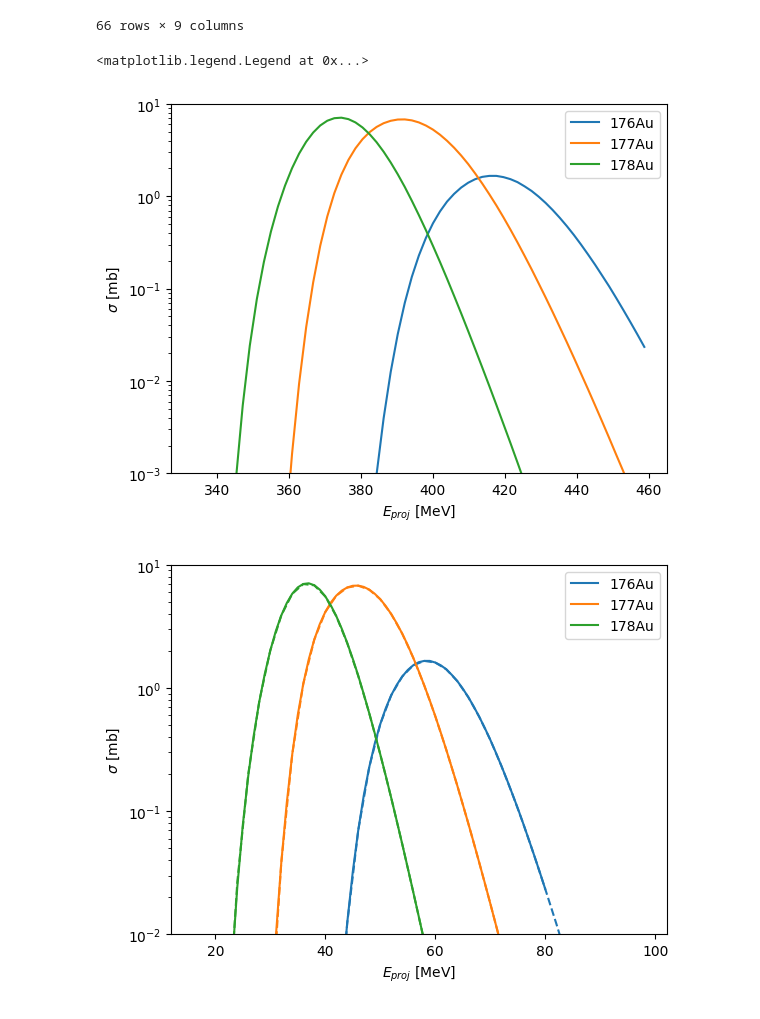
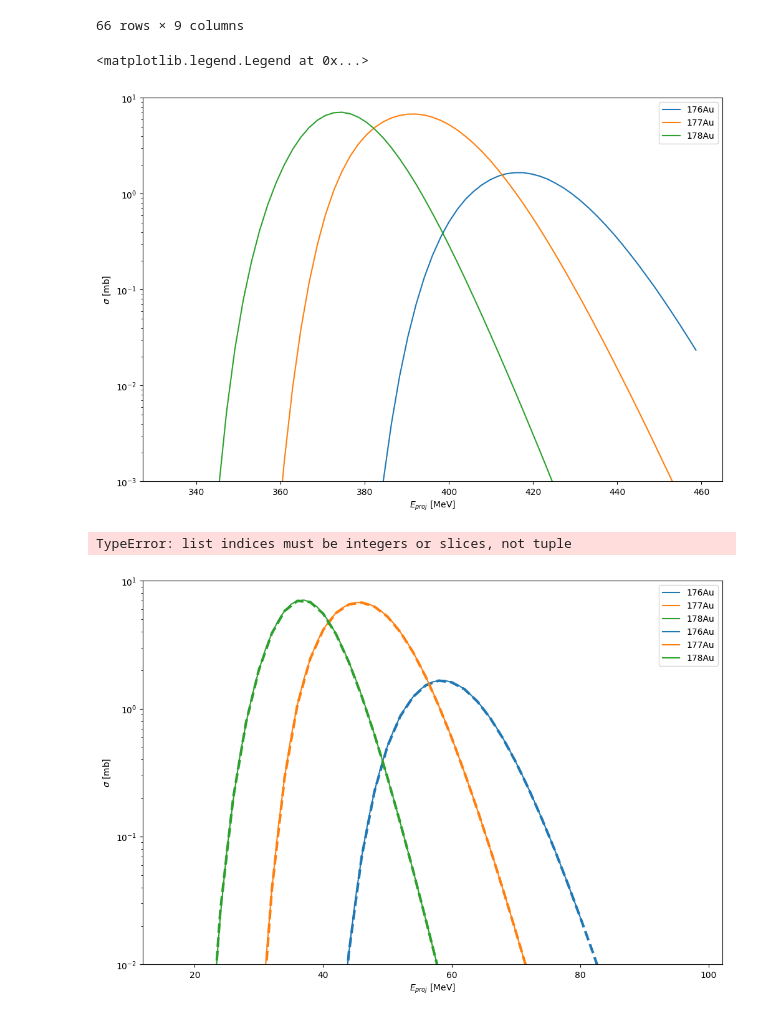
Before and after one commit to JozefMist/hivapJ, a Jupyter notebook: MyHivap/results/180hg/180hg.ipynb, the cells around one changed output. Cells and saved outputs as stored; diff of their text form; code cells hidden in the pictures.

```diff
--- a/MyHivap/results/180hg/180hg.ipynb
+++ b/MyHivap/results/180hg/180hg.ipynb
@@ -87,23 +87,24 @@ df_pxn0
 dfm10 = df_pxn10.melt(id_vars=['E_lab', 'E*/MeV'], var_name='isotope', value_name='CS')
 dfm0 = df_pxn0.melt(id_vars=['E_lab', 'E*/MeV'], var_name='isotope', value_name='CS')
 # %%
+plt.figure(figsize=(12,8))
 ax1 = sns.lineplot(x='E_lab', y='CS', hue='isotope', data=dfm10[dfm10['isotope'].isin(list(df_pxn10.columns[5:-1]))])
 plt.semilogy()
 plt.ylim(1e-3, 1e1)
 # plt.xlim(right=50)
 plt.ylabel('$\sigma$ [mb]')
 plt.xlabel('$E_{proj}$ [MeV]')
 plt.legend(loc='upper right')
 # plt.xticks(np.arange(330,465, step=10))
 
 # ax2 = ax1.twiny()
 # ax2.set_xticks(list(df_pxn10['E*/MeV']))
 
 
 # fig2 = sns.lineplot(x='E*/MeV', y='CS', hue='isotope', data=dfm0, linestyle='--', legend=None)
 # %% [output]
 <matplotlib.legend.Legend at 0x...>
-[figure, old version]
+[figure, new version]
 # %%
 stano10 = open('data/88Sr_92Mo_180Hg_pxn_IFUS11_Stano.dat', 'r')
 stano0 = open('data/88Sr_92Mo_180Hg_pxn_IFUS0_Stano.dat', 'r')
@@ -113,6 +114,7 @@ df_stano10 = pd.read_csv(stano10, sep='\t')
 # %%
 dfm_stano10 = df_stano10.melt(id_vars=['E_lab', 'E*/MeV'], var_name='isotope', value_name='CS')
 # %%
+plt.figure(figsize=(12,8))
 ax1 = sns.lineplot(x='E*/MeV', y='CS', hue='isotope', data=dfm10[dfm10['isotope'].isin(list(df_pxn10.columns[5:-1]))])
 plt.semilogy()
 plt.ylim(1e-2, 1e1)
@@ -121,8 +123,9 @@ plt.ylabel('$\sigma$ [mb]')
 plt.xlabel('$E_{proj}$ [MeV]')
 plt.legend(loc='upper right')
 
-ax2 = sns.lineplot(x='E*/MeV', y='CS', hue='isotope', data=dfm_stano10[dfm_stano10['isotope'].isin(list(df_pxn10.columns[5:-1]))], legend=None, linestyle='dashed')
+ax2 = sns.lineplot(x='E*/MeV', y='CS', hue='isotope', data=dfm_stano10[dfm_stano10['isotope'].isin(list(df_pxn10.columns[5:-1]))], linestyle='dashed', linewidth=3)
 # %% [output]
+TypeError: list indices must be integers or slices, not tuple
-[figure, old version]
+[figure, new version]
 # %%
 dfm_stano10
```
Also changed, not shown: parts of 1 cell of this notebook.
